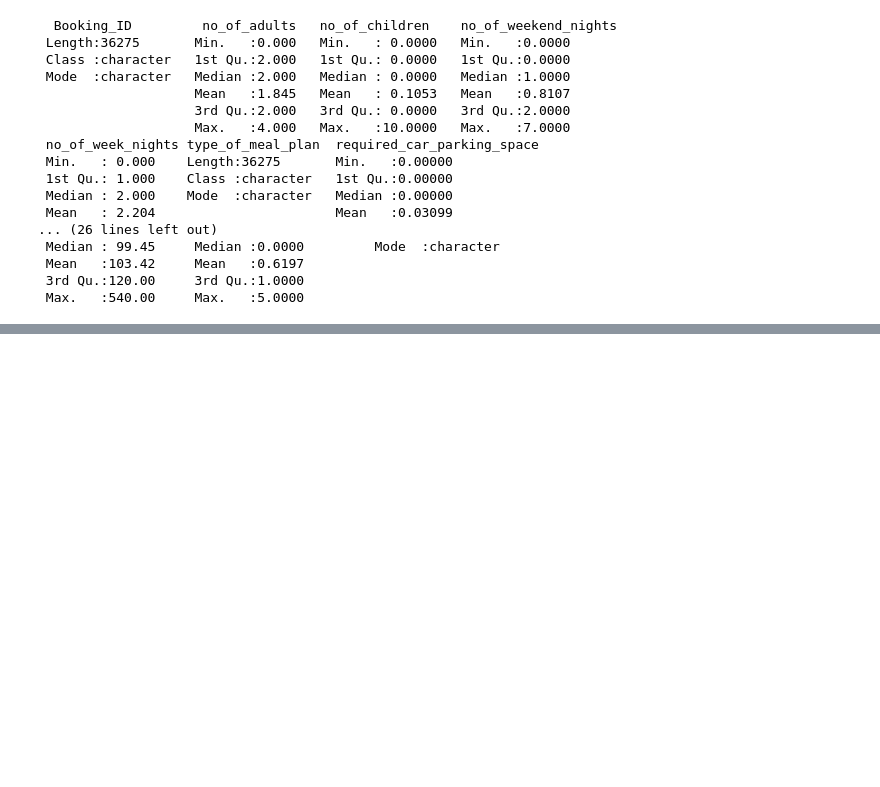
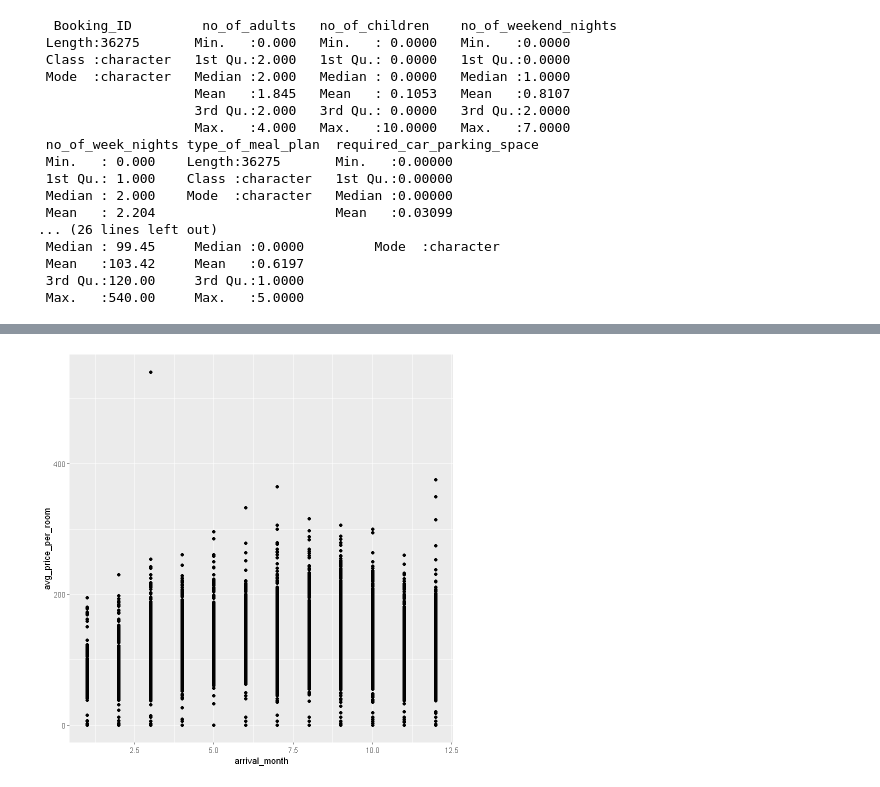
Before and after one commit to mgp165/trabajo_tema1, a Jupyter notebook: trabajo.ipynb, the cells around one changed output, grey strips where cells are left out. Cells and saved outputs as stored; diff of their text form; code cells hidden in the pictures; blank space fills up the shorter version.

```diff
--- a/trabajo.ipynb
+++ b/trabajo.ipynb
@@ -100,0 +168,6 @@ hist(gapminder$no_of_adults)
+# %%
+ggplot2::ggplot(data = gapminder) +
+  ggplot2::geom_point(ggplot2::aes(arrival_month, avg_price_per_room))
+ # ggplot2::facet_grid(~vs)
+# %% [output]
+[figure, added]
```
Also changed, not shown: parts of 25 cells of this notebook.
